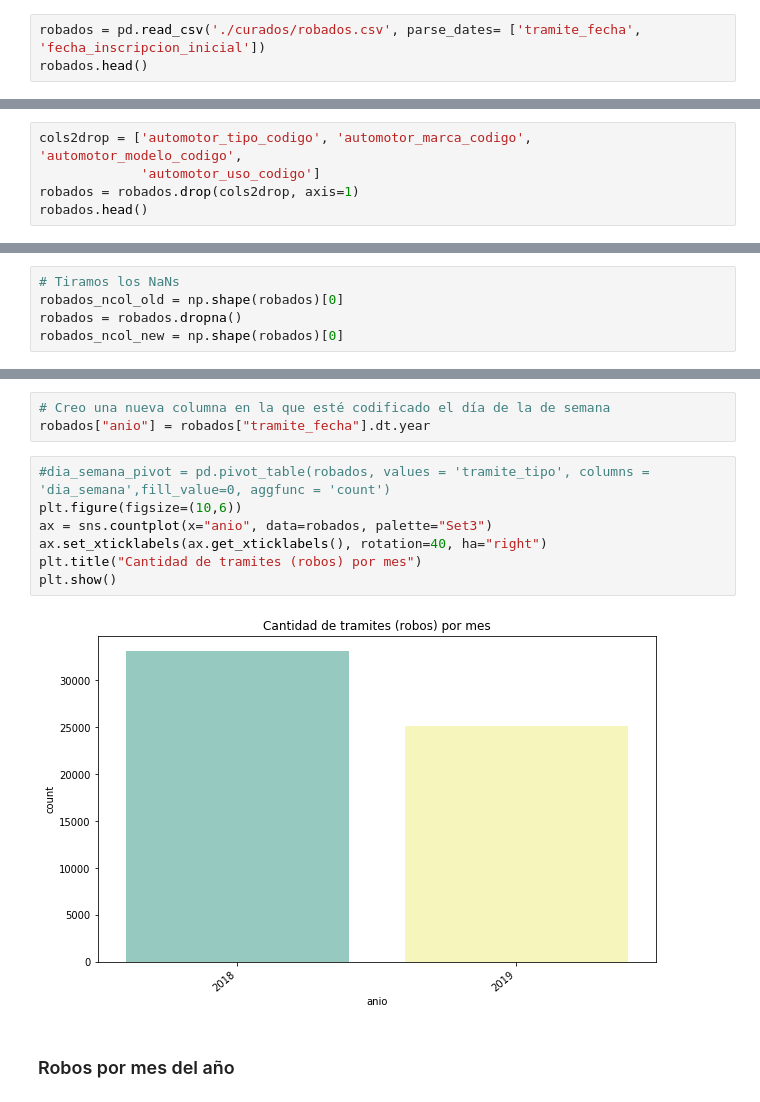
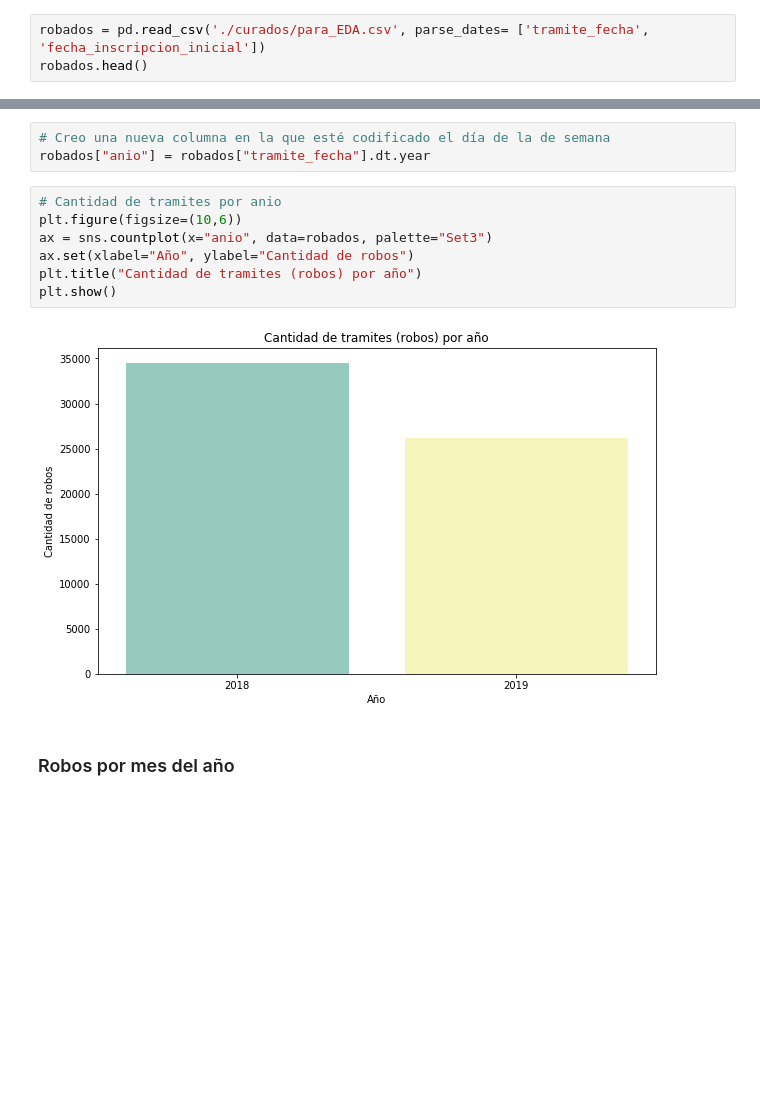
Before and after one commit to ilcarbo/robo_autos, a Jupyter notebook: EDA.ipynb, the cells around one changed output, grey strips where cells are left out. Drawn from its saved outputs; the diff is of its cells as text; blank space fills up the shorter version.

```diff
--- a/EDA.ipynb
+++ b/EDA.ipynb
@@ -17,6 +17,6 @@ warnings.filterwarnings('ignore')
 # %% [markdown]
 # Cargar los csvs como pandas dataframes
 # %%
-robados = pd.read_csv('./curados/robados.csv', parse_dates= ['tramite_fecha', 'fecha_inscripcion_inicial'])
+robados = pd.read_csv('./curados/para_EDA.csv', parse_dates= ['tramite_fecha', 'fecha_inscripcion_inicial'])
 robados.head()
 # %% [output]
@@ -76,5 +50,0 @@ Las columnas que mas NaNs tienen son los códigos de tipo, marca, modelo y uso y
-# %%
-cols2drop = ['automotor_tipo_codigo', 'automotor_marca_codigo', 'automotor_modelo_codigo',
-             'automotor_uso_codigo']
-robados = robados.drop(cols2drop, axis=1)
-robados.head()
@@ -90,5 +50,0 @@ Y ahora vamos a dropear el resto de los NaNs.
-# %%
-# Tiramos los NaNs
-robados_ncol_old = np.shape(robados)[0]
-robados = robados.dropna()
-robados_ncol_new = np.shape(robados)[0]
@@ -131,14 +56,14 @@ Listo, no hay más NaNs en el dataframe.
 # Creo una nueva columna en la que esté codificado el día de la de semana
 robados["anio"] = robados["tramite_fecha"].dt.year
 # %%
-#dia_semana_pivot = pd.pivot_table(robados, values = 'tramite_tipo', columns = 'dia_semana',fill_value=0, aggfunc = 'count')
+# Cantidad de tramites por anio
 plt.figure(figsize=(10,6))
 ax = sns.countplot(x="anio", data=robados, palette="Set3")
-ax.set_xticklabels(ax.get_xticklabels(), rotation=40, ha="right")
-plt.title("Cantidad de tramites (robos) por mes")
+ax.set(xlabel="Año", ylabel="Cantidad de robos")
+plt.title("Cantidad de tramites (robos) por año")
 plt.show()
 # %% [output]
-[figure, old version]
+[figure, new version]
 # %% [markdown]
 ### Robos por mes del año
 # %%
```
Also changed, not shown: parts of 27 cells of this notebook, 3 other files.
